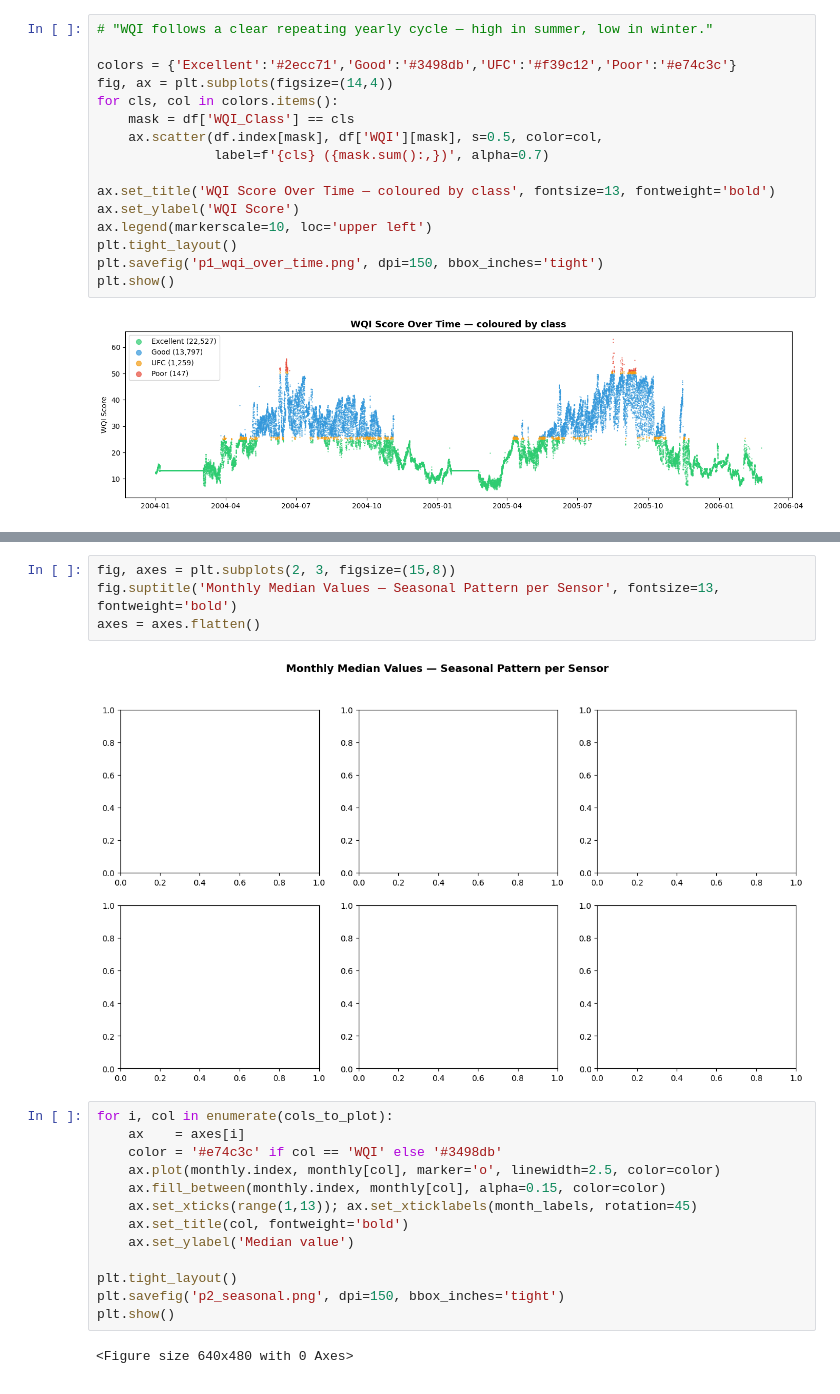
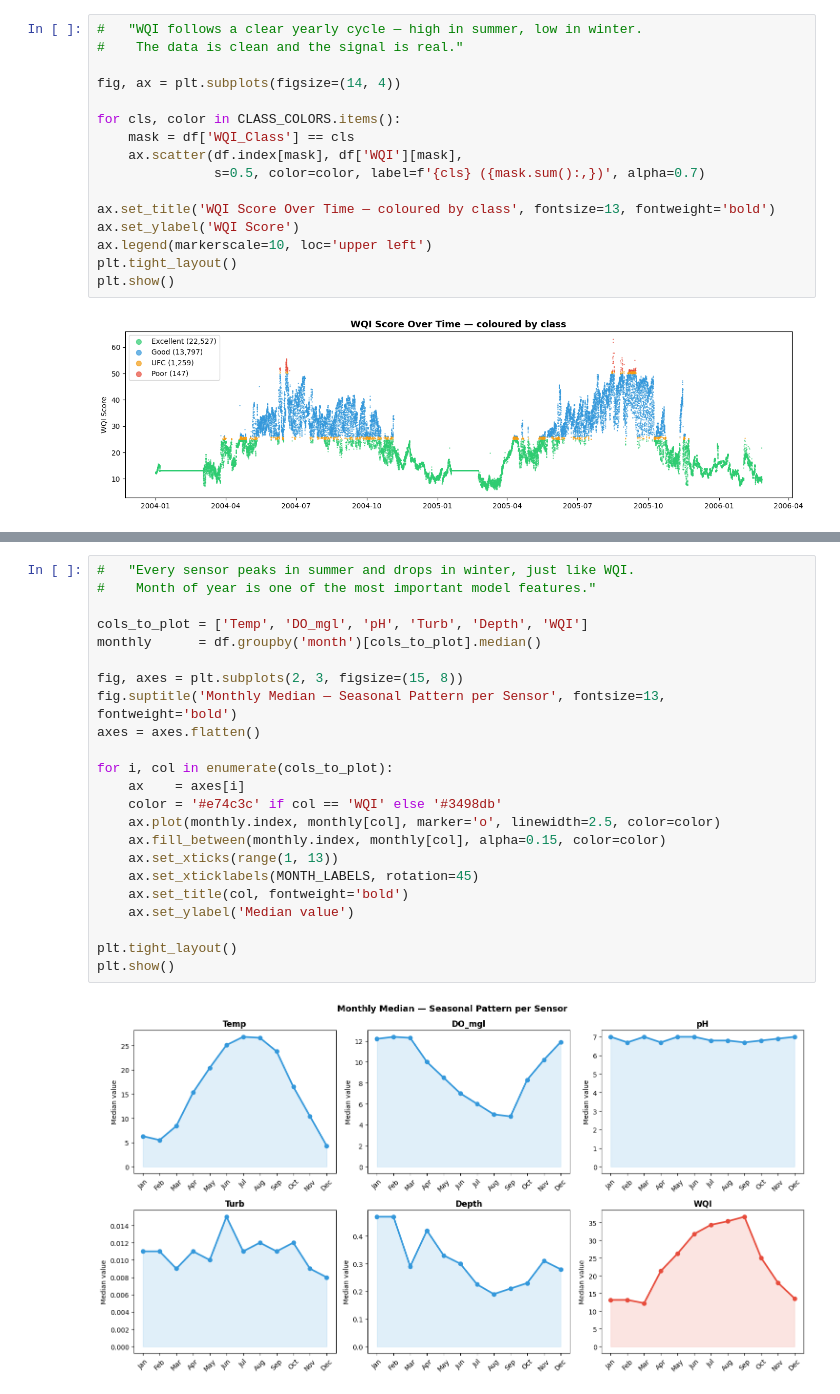
Before and after one commit to Atharva-Shinde-95/EDA_active, a Jupyter notebook: e_wqi.ipynb, the cells around one changed output, grey strips where cells are left out. Cells and saved outputs as stored; diff of their text form.

```diff
--- a/e_wqi.ipynb
+++ b/e_wqi.ipynb
@@ -26,18 +41,18 @@ Nulls : 0  <- should be 0
 # %%
-# "WQI follows a clear repeating yearly cycle — high in summer, low in winter."
+#   "WQI follows a clear yearly cycle — high in summer, low in winter.
+#    The data is clean and the signal is real."
 
-colors = {'Excellent':'#2ecc71','Good':'#3498db','UFC':'#f39c12','Poor':'#e74c3c'}
-fig, ax = plt.subplots(figsize=(14,4))
-for cls, col in colors.items():
+fig, ax = plt.subplots(figsize=(14, 4))
+
+for cls, color in CLASS_COLORS.items():
     mask = df['WQI_Class'] == cls
-    ax.scatter(df.index[mask], df['WQI'][mask], s=0.5, color=col,
-               label=f'{cls} ({mask.sum():,})', alpha=0.7)
+    ax.scatter(df.index[mask], df['WQI'][mask],
+               s=0.5, color=color, label=f'{cls} ({mask.sum():,})', alpha=0.7)
 
 ax.set_title('WQI Score Over Time — coloured by class', fontsize=13, fontweight='bold')
 ax.set_ylabel('WQI Score')
 ax.legend(markerscale=10, loc='upper left')
 plt.tight_layout()
-plt.savefig('p1_wqi_over_time.png', dpi=150, bbox_inches='tight')
 plt.show()
 # %% [output]
 [figure]
@@ -60,22 +59,26 @@ monthly      = df.groupby('month')[cols_to_plot].median()
-# %%
-fig, axes = plt.subplots(2, 3, figsize=(15,8))
-fig.suptitle('Monthly Median Values — Seasonal Pattern per Sensor', fontsize=13, fontweight='bold')
-axes = axes.flatten()
-# %% [output]
-[figure, removed]
 # %%
+#   "Every sensor peaks in summer and drops in winter, just like WQI.
+#    Month of year is one of the most important model features."
+
+cols_to_plot = ['Temp', 'DO_mgl', 'pH', 'Turb', 'Depth', 'WQI']
+monthly      = df.groupby('month')[cols_to_plot].median()
+
+fig, axes = plt.subplots(2, 3, figsize=(15, 8))
+fig.suptitle('Monthly Median — Seasonal Pattern per Sensor', fontsize=13, fontweight='bold')
+axes = axes.flatten()
+
 for i, col in enumerate(cols_to_plot):
     ax    = axes[i]
     color = '#e74c3c' if col == 'WQI' else '#3498db'
     ax.plot(monthly.index, monthly[col], marker='o', linewidth=2.5, color=color)
     ax.fill_between(monthly.index, monthly[col], alpha=0.15, color=color)
-    ax.set_xticks(range(1,13)); ax.set_xticklabels(month_labels, rotation=45)
+    ax.set_xticks(range(1, 13))
+    ax.set_xticklabels(MONTH_LABELS, rotation=45)
     ax.set_title(col, fontweight='bold')
     ax.set_ylabel('Median value')
 
 plt.tight_layout()
-plt.savefig('p2_seasonal.png', dpi=150, bbox_inches='tight')
 plt.show()
 # %% [output]
-<Figure size 640x480 with 0 Axes>
+[figure, added]
 # %%
```
Also changed, not shown: parts of 22 cells of this notebook.
